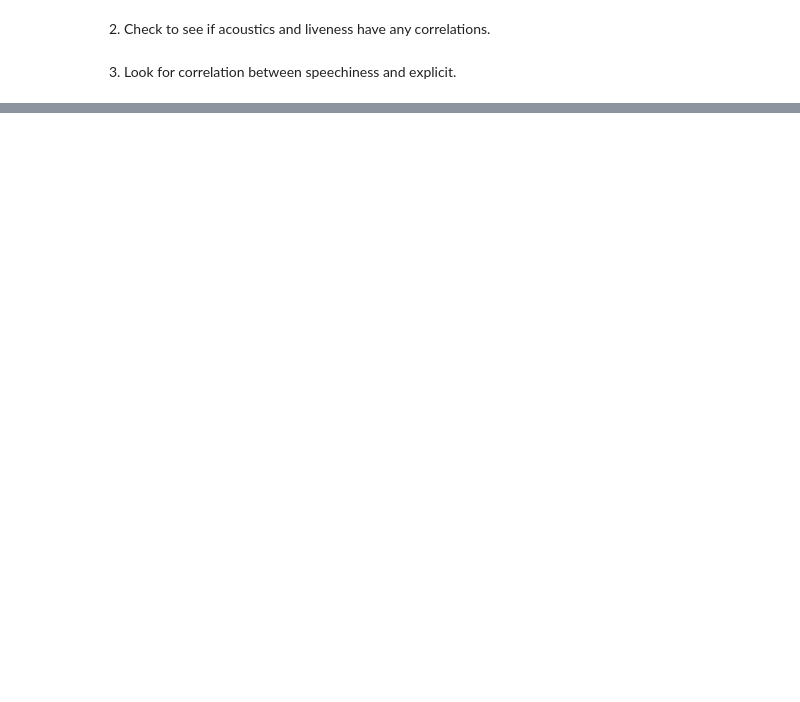
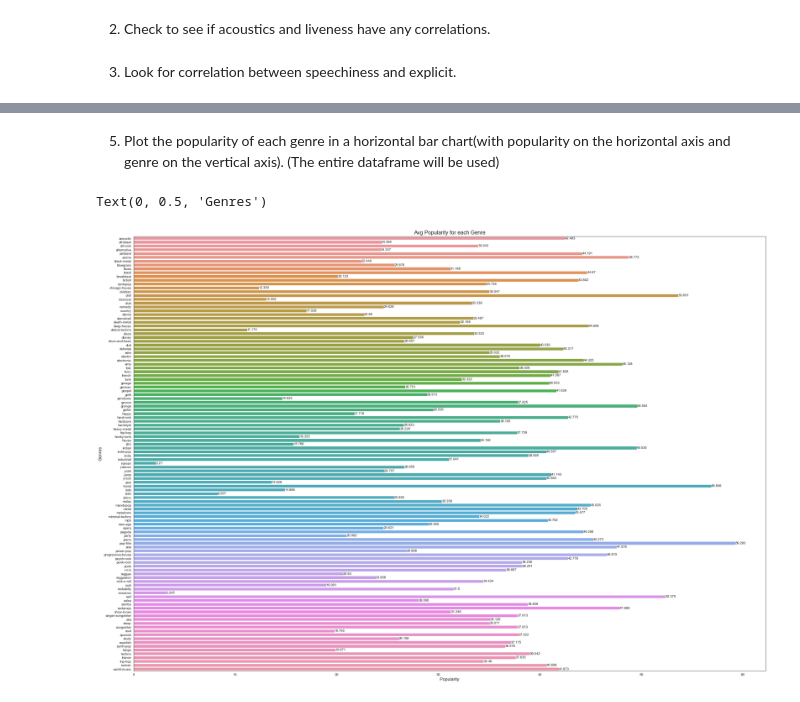
Before and after one commit to kayleeodom/Final-ds, a Jupyter notebook: Final.ipynb, the cells around one changed output, grey strips where cells are left out. Drawn from its saved outputs; the diff is of its cells as text; code cells hidden in the pictures; blank space fills up the shorter version.

```diff
--- a/Final.ipynb
+++ b/Final.ipynb
@@ -333,0 +367,20 @@ top_fifty.groupby('track_genre')['instrumentalness','tempo','energy'].mean()
+# %% [markdown]
+5. Plot the popularity of each genre in a horizontal bar chart(with popularity on the horizontal axis and genre on the vertical axis). (The entire dataframe will be used)
+# %%
+plt.figure(figsize=(34, 24))
+sns.set_style('white')
+ax = sns.barplot(
+    y= df.track_genre,
+    x= df.popularity,
+    ci=None
+)
+
+for i in ax.containers:
+    ax.bar_label(i,)
+
+plt.title("Avg Popularity for each Genre", fontsize=16)
+plt.xlabel("Popularity",fontsize=13)
+plt.ylabel("Genres",fontsize=13)
+# %% [output]
+Text(0, 0.5, 'Genres')
+[figure, added]
```
Also changed, not shown: parts of 7 cells of this notebook.
